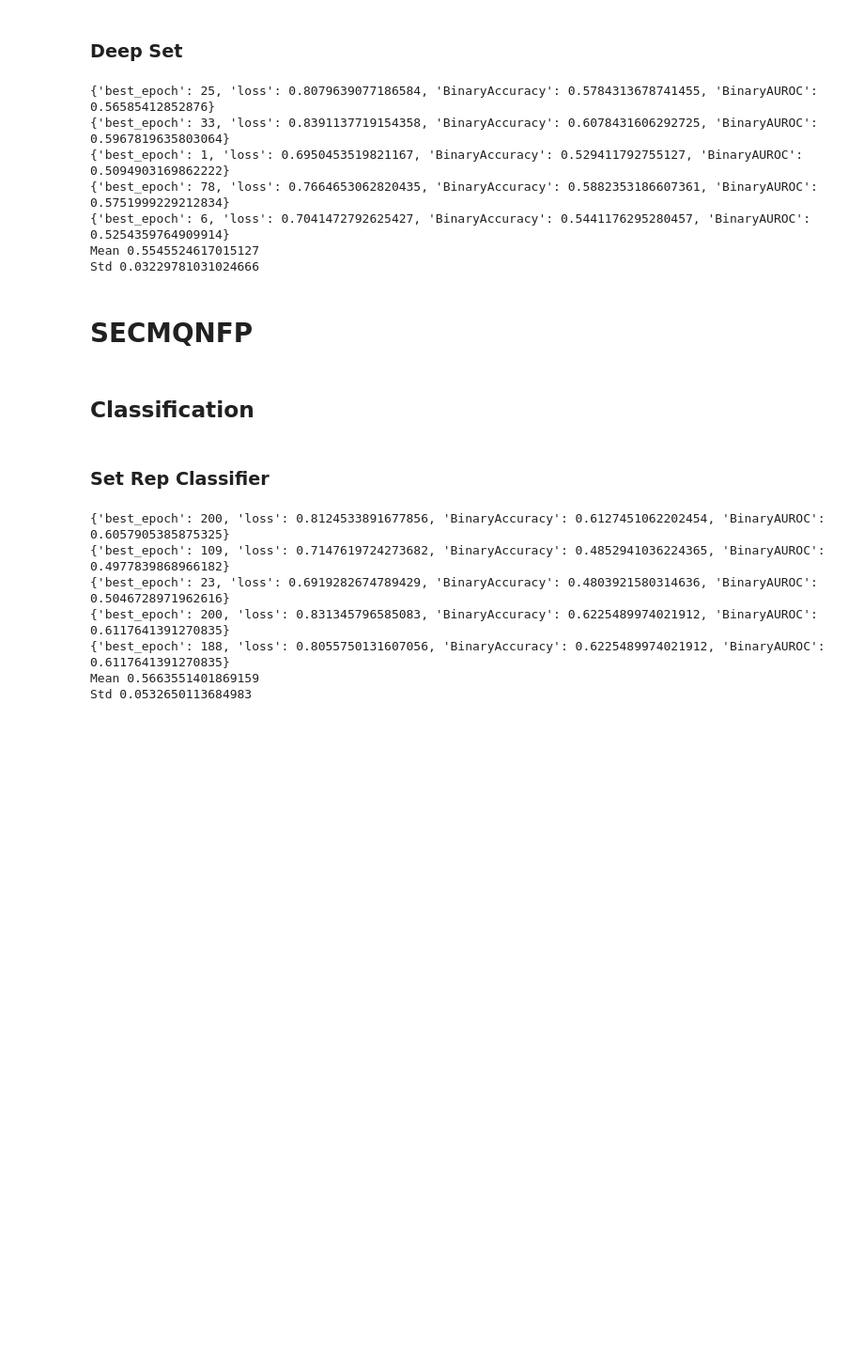
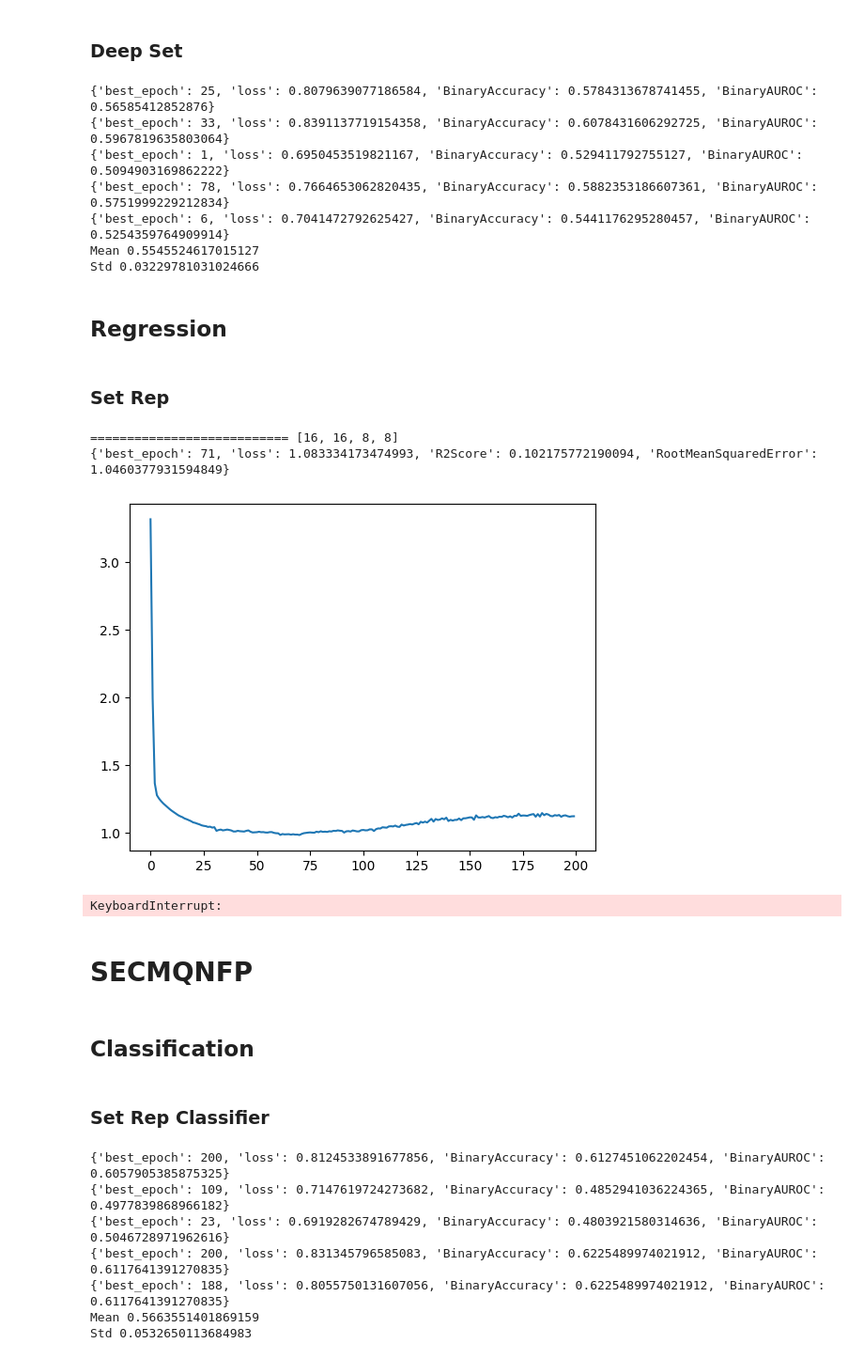
Before and after one commit to daenuprobst/molsetrep, a Jupyter notebook: notebooks/02_set_fingerprints.ipynb, the cells around one changed output. Shown at 94% size. Saved outputs shown, nothing was run; the diff lists cells and outputs as text; code cells hidden in the pictures; blank space fills up the shorter version.

```diff
--- a/notebooks/02_set_fingerprints.ipynb
+++ b/notebooks/02_set_fingerprints.ipynb
@@ -144,6 +149,78 @@ print("Std", np.std(results))
 {'best_epoch': 6, 'loss': 0.7041472792625427, 'BinaryAccuracy': 0.5441176295280457, 'BinaryAUROC': 0.5254359764909914}
 Mean 0.5545524617015127
 Std 0.03229781031024666
+# %% [markdown]
+## Regression
+# %%
+train, valid, test = molnet_loader("lipo", transformers=[])
+enc = ECFPEncoder()
+
+train_dataset = enc.encode(train.ids, [y[0] for y in train.y], label_dtype=torch.float)
+valid_dataset = enc.encode(valid.ids, [y[0] for y in valid.y], label_dtype=torch.float)
+test_dataset = enc.encode(test.ids, [y[0] for y in test.y], label_dtype=torch.float)
+
+train_loader = DataLoader(train_dataset, batch_size=64)
+valid_loader = DataLoader(valid_dataset, batch_size=64)
+test_loader = DataLoader(test_dataset, batch_size=64)
+# %% [markdown]
+### Set Rep
+# %%
+d = len(train_dataset[0][0][0])
+d2 = len(train_dataset[0][1][0])
+
+tests = [
+    # [4, 4, 4, 4],
+    # [8, 8, 4, 4],
+    # [4, 4, 8, 8],
+    # [8, 8, 8, 8],
+    [16, 16, 8, 8],
+    # [8, 8, 16, 16],
+    # [16, 16, 16, 16],
+    # [32, 32, 8, 8],
+    # [8, 8, 32, 32],
+    # [32, 32, 32, 32],
+]
+
+for test in tests:
+    print("===========================", test)
+    torch.manual_seed(1)
+    results = []
+    for _ in range(5):
+        model = DualSetRepRegressor(test[0], test[1], test[2], test[3], d, d2)
+        device = torch.device("cuda" if torch.cuda.is_available() else "cpu")
+        optimizer = torch.optim.Adam(model.parameters(), lr=0.001)
+        # scheduler = torch.optim.lr_scheduler.ExponentialLR(optimizer, gamma=0.9)
+        scheduler = torch.optim.lr_scheduler.ReduceLROnPlateau(optimizer, patience=10, factor=0.5)
+        criterion = torch.nn.MSELoss()
+
+        trainer = MultisetTorchTrainer(
+            model,
+            optimizer,
+            criterion,
+            200,
+            [R2Score(), RootMeanSquaredError()],
+            [R2Score(), RootMeanSquaredError()],
+            [R2Score(), RootMeanSquaredError()],
+            # scheduler=scheduler,
+            # monitor_metric=1,
+            # monitor_lower_is_better=False,
+            silent=True
+        )
+
+        trainer.train(train_loader, valid_loader)
+        r = trainer.test(test_loader)[0]
+        print(r)
+        plt.plot(trainer.monitored_values)
+        plt.show()
+        results.append(r["RootMeanSquaredError"])
+
+    print("Mean", np.mean(results))
+    print("Std", np.std(results))
+# %% [output]
+=========================== [16, 16, 8, 8]
+{'best_epoch': 71, 'loss': 1.083334173474993, 'R2Score': 0.102175772190094, 'RootMeanSquaredError': 1.0460377931594849}
+[figure, added]
+KeyboardInterrupt:
 # %% [markdown]
 # SECMQNFP
 # %% [markdown]
```
Also changed, not shown: parts of 3 cells of this notebook, 7 other files.
